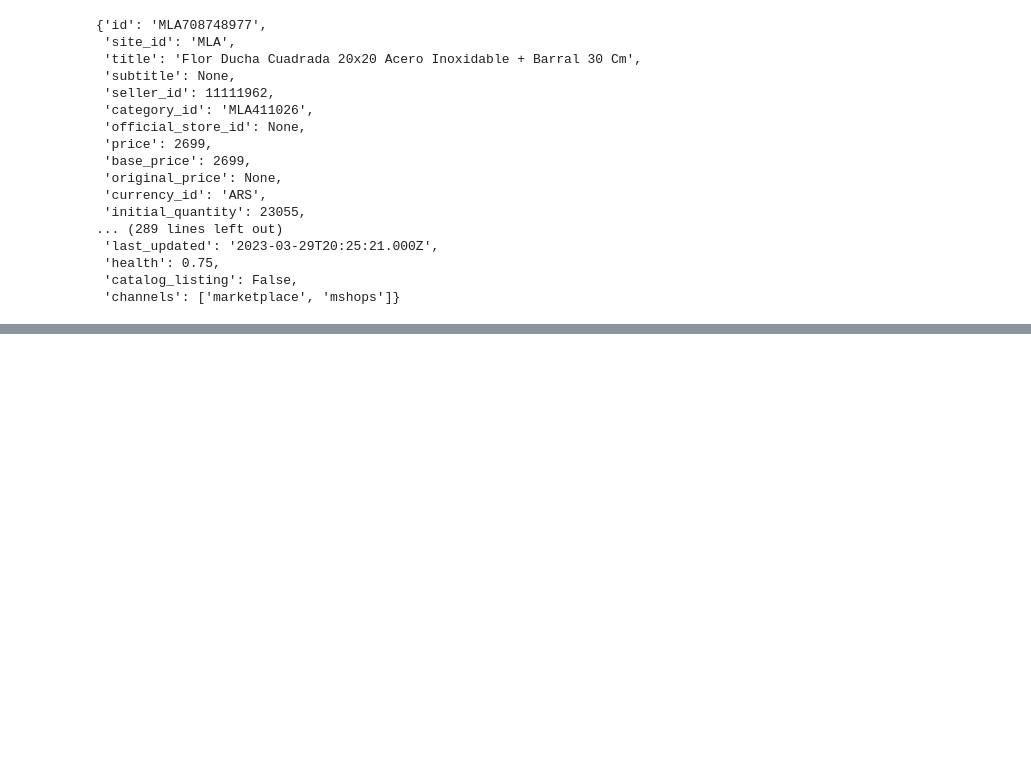
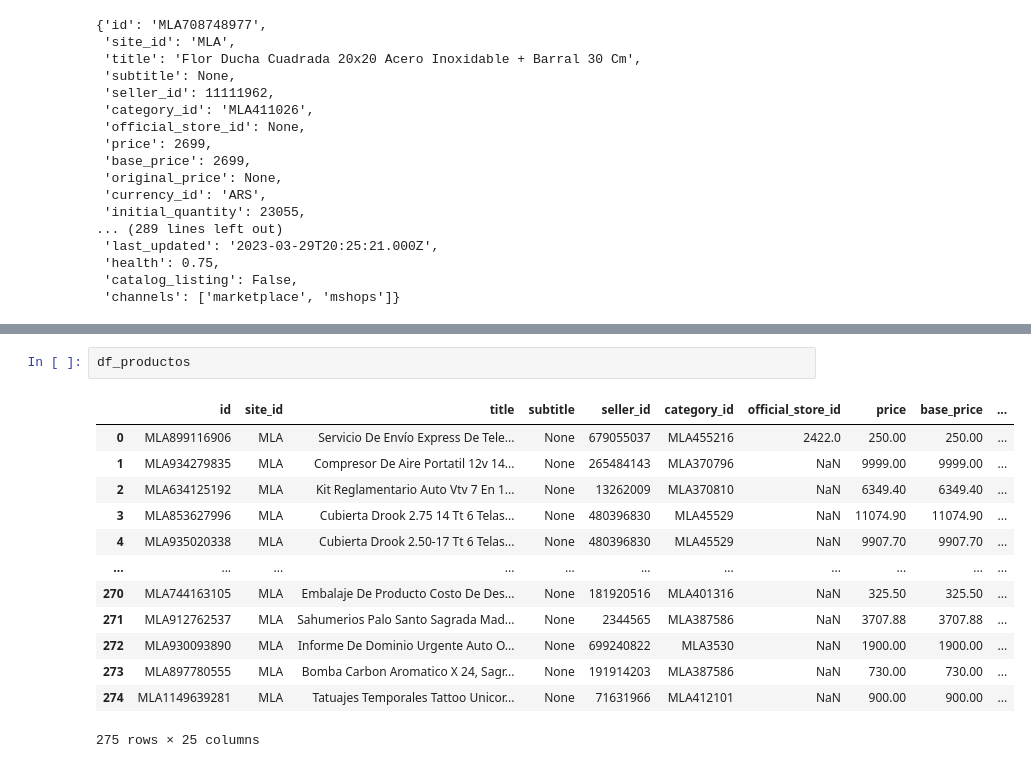
Before and after one commit to mary435/MLA_Dashboard, a Jupyter notebook: Data_explor.ipynb, the cells around one changed output, grey strips where cells are left out. Cells and saved outputs as stored; diff of their text form; blank space fills up the shorter version.

```diff
--- a/Data_explor.ipynb
+++ b/Data_explor.ipynb
@@ -633,0 +695,16 @@ data
+# %%
+df_productos
+# %% [output]
+|  | id | site_id | title | subtitle | seller_id | category_id | official_store_id | price | base_price | ... |
+| 0 | MLA899116906 | MLA | Servicio De Envío Express De Tele... | None | 679055037 | MLA455216 | 2422.0 | 250.00 | 250.00 | ... |
+| 1 | MLA934279835 | MLA | Compresor De Aire Portatil 12v 14... | None | 265484143 | MLA370796 | NaN | 9999.00 | 9999.00 | ... |
+| 2 | MLA634125192 | MLA | Kit Reglamentario Auto Vtv 7 En 1... | None | 13262009 | MLA370810 | NaN | 6349.40 | 6349.40 | ... |
+| 3 | MLA853627996 | MLA | Cubierta Drook 2.75 14 Tt 6 Telas... | None | 480396830 | MLA45529 | NaN | 11074.90 | 11074.90 | ... |
+| 4 | MLA935020338 | MLA | Cubierta Drook 2.50-17 Tt 6 Telas... | None | 480396830 | MLA45529 | NaN | 9907.70 | 9907.70 | ... |
+| ... | ... | ... | ... | ... | ... | ... | ... | ... | ... | ... |
+| 270 | MLA744163105 | MLA | Embalaje De Producto Costo De Des... | None | 181920516 | MLA401316 | NaN | 325.50 | 325.50 | ... |
+| 271 | MLA912762537 | MLA | Sahumerios Palo Santo Sagrada Mad... | None | 2344565 | MLA387586 | NaN | 3707.88 | 3707.88 | ... |
+| 272 | MLA930093890 | MLA | Informe De Dominio Urgente Auto O... | None | 699240822 | MLA3530 | NaN | 1900.00 | 1900.00 | ... |
+| 273 | MLA897780555 | MLA | Bomba Carbon Aromatico X 24, Sagr... | None | 191914203 | MLA387586 | NaN | 730.00 | 730.00 | ... |
+| 274 | MLA1149639281 | MLA | Tatuajes Temporales Tattoo Unicor... | None | 71631966 | MLA412101 | NaN | 900.00 | 900.00 | ... |
+275 rows × 25 columns
```
Also changed, not shown: parts of 18 cells of this notebook, 3 other files.
